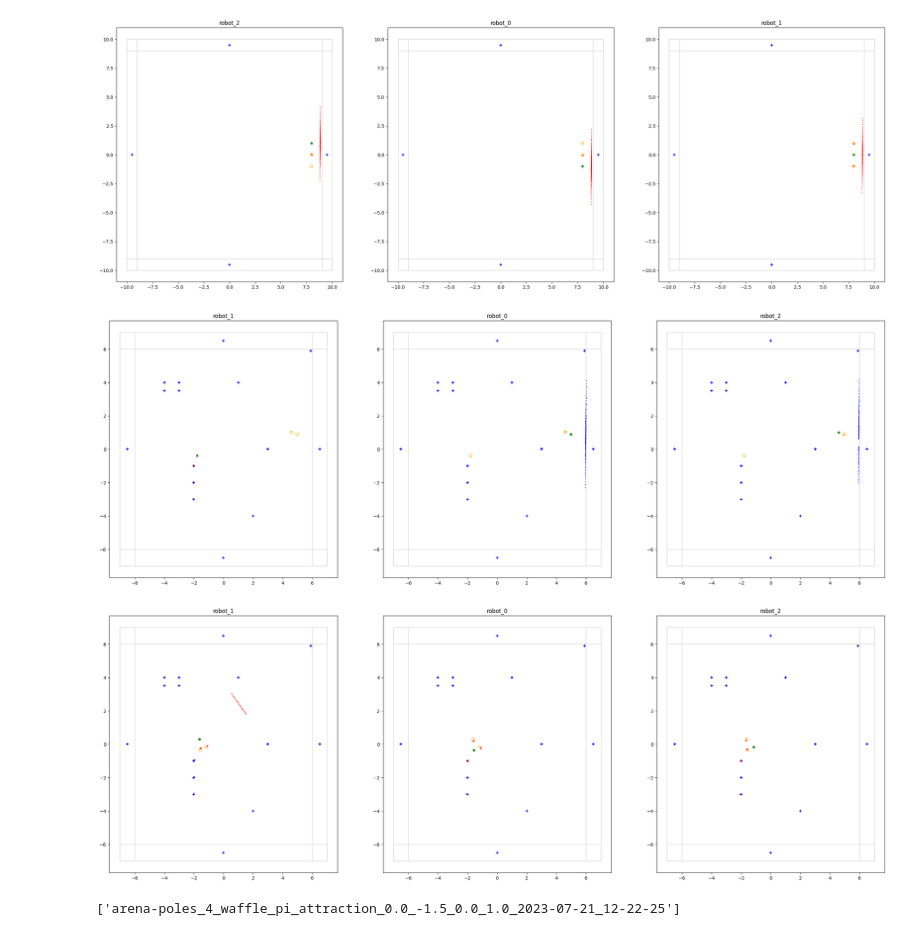
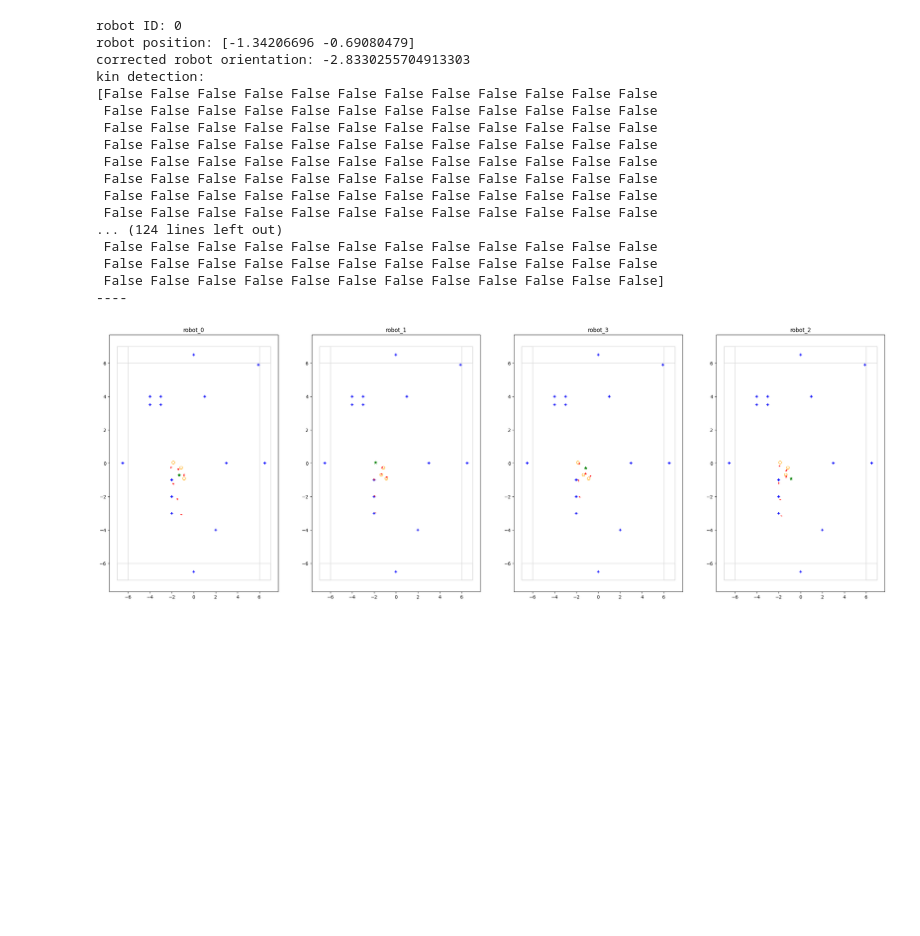
Before and after one commit to ROS2swarm/ROS2swarm-kin-detection, a Jupyter notebook: evaluation_lidar_data.ipynb, the cells around one changed output. Drawn from its saved outputs; the diff is of its cells as text; code cells hidden in the pictures; blank space fills up the shorter version.

Commit message:
added shift array

```diff
--- a/evaluation_lidar_data.ipynb
+++ b/evaluation_lidar_data.ipynb
@@ -273,7 +273,7 @@ def calculate_yaw(orientation):
     return np.arctan2(siny_cosp, cosy_cosp)
 
 
-def transform_lidar(df, r, angle, idx):
+def transform_lidar(df, r, angle, idx, shift=0):
     # transform lidar data from angle - distance to point
 
     # get lidar data
@@ -285,8 +285,8 @@ def transform_lidar(df, r, angle, idx):
 
     for i in range(0, 360):
         if not math.isinf(ld[i]):
-            lidar[i][0] = ld[i] * math.cos(angle + np.deg2rad(i)) + r[0]
-            lidar[i][1] = ld[i] * math.sin(angle + np.deg2rad(i)) + r[1]
+            lidar[i][0] = ld[i] * math.cos(angle + np.deg2rad(i) + shift) + r[0]
+            lidar[i][1] = ld[i] * math.sin(angle + np.deg2rad(i) + shift) + r[1]
         else:
             lidar[i][0] = float('inf')
             lidar[i][1] = float('inf')
@@ -302,7 +302,7 @@ def detect_kin(robots, lidar):
         sel_robot = ((lidar - robot) ** 2).sum(-1) < 0.13 ** 2
         sel[sel_robot] = 1
     sel = sel.astype(bool)
-    return lidar[~sel], lidar[sel]
+    return lidar[~sel], lidar[sel], sel
 # %%
 def detect_false_rotation(objects, arena, robots, r_self, lidar):
     match = np.zeros(len(lidar))
@@ -344,45 +344,69 @@ def detect_false_rotation(objects, arena, robots, r_self, lidar):
         match = match.astype(bool)
     return chk, lidar[~match], lidar[match]
 # %%
-# main function
+# main function: use to determine shifts for certain time stamps
 
-def main(idx=0):
+def main(idx=0, shift=[0,0,0,0,0,0,0,0,0]):
     # get folders with rosbags / lidar data
     subfolders = [f.name for f in os.scandir('./') if f.is_dir() and f.name[:5] == 'arena']
 
     for subfolder in subfolders:
         files = glob.glob(subfolder+'/*.csv')
         arena = subfolder.split('_')[0]
 
-        fig, axes = plt.subplots(1, 3, figsize=(30, 10))
+        fig, axes = plt.subplots(1, len(files), figsize=(30, 10))
 
         for rob, f in enumerate(files):
 
             df = pd.read_csv(f)
 
             # get robot and object positions
             objects, robots, r, angle = get_positions(df, idx)
 
             # transform lidar scans to points
-            lidar, ld = transform_lidar(df, r, angle, idx)
+            lidar, ld = transform_lidar(df, r, angle, idx, shift[rob])
 
             # check for false rotation calculation
             rot_check, lm, lnm = detect_false_rotation(objects, arena, robots, r, lidar)
 
             # determine if object or kin
-            lidar = detect_kin(robots, lidar)
+            l = detect_kin(robots, lidar)
 
             # create plot
-            create_plot(objects, robots, lidar, arena, r, df['robot'][idx], axes[rob], rot_check)
+            create_plot(objects, robots, l[:2], arena, r, df['robot'][idx], axes[rob], rot_check)
+
+            # prints data per robot: ID, position [x,y], orientation corrected by shift, kin detection per LiDAR ray
+            print("robot ID: " + str(rob))
+            print("robot position: " + str(r))
+            print("corrected robot orientation: " + str(angle + shift[rob]))
+            print("kin detection: ")
+            print(l[2])
+            print("----")
 
 
 if __name__ == "__main__":
 
-    main(idx=40)
+    # shift specifies how much angle has to be adjusted per robot s.t. lidar data matches objects
+    main(idx=39, shift=[0.14,0,0,0,0,0,0,0,0])
 # %% [output]
+robot ID: 0
+robot position: [-1.34206696 -0.69080479]
+corrected robot orientation: -2.8330255704913303
+kin detection:
+[False False False False False False False False False False False False
+ False False False False False False False False False False False False
+ False False False False False False False False False False False False
+ False False False False False False False False False False False False
+ False False False False False False False False False False False False
+ False False False False False False False False False False False False
+ False False False False False False False False False False False False
+ False False False False False False False False False False False False
+... (124 lines left out)
+ False False False False False False False False False False False False
+ False False False False False False False False False False False False
+ False False False False False False False False False False False False]
+----
-[figure, old version]
+[figure, new version]
-[figure, removed]
-[figure, removed]
 # %%
 from tqdm import tqdm
 # save all plots to create a gif
@@ -413,9 +437,9 @@ for subfolder in subfolders:
 
             # get robot and object positions
             objects, robots, r, angle = get_positions(df, idx)
-
+            s
             # transform lidar scans to points
-            lidar, ld = transform_lidar(df, r, angle, idx)
+            lidar, ld = transform_lidar(df, r, angle, idx, shift=0)
 
             # check for false rotation calculation
             rot_check, lm, lnm = detect_false_rotation(objects, arena, robots, r, lidar)
@@ -429,8 +453,6 @@ for subfolder in subfolders:
 
         plt.savefig("./figures/gt_figs/" + re.sub('\\\\.*$', '', files[0]) + "_%d.png" % (idx,))
         plt.close()
-# %% [output]
-['arena-poles_4_waffle_pi_attraction_0.0_-1.5_0.0_1.0_2023-07-21_12-22-25']
 # %%
 subfolders = [f.name for f in os.scandir('./') if f.is_dir() and f.name[:1] != '.' and f.name[:5] == 'arena']
 subfolders
```
Also changed, not shown: parts of 2 cells of this notebook.
